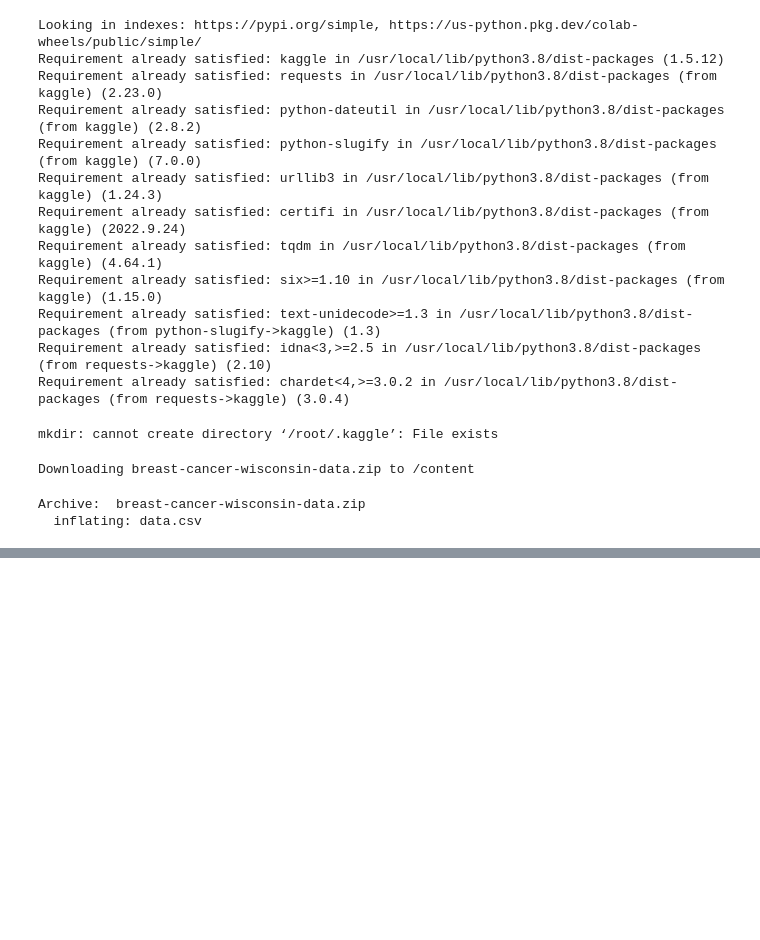
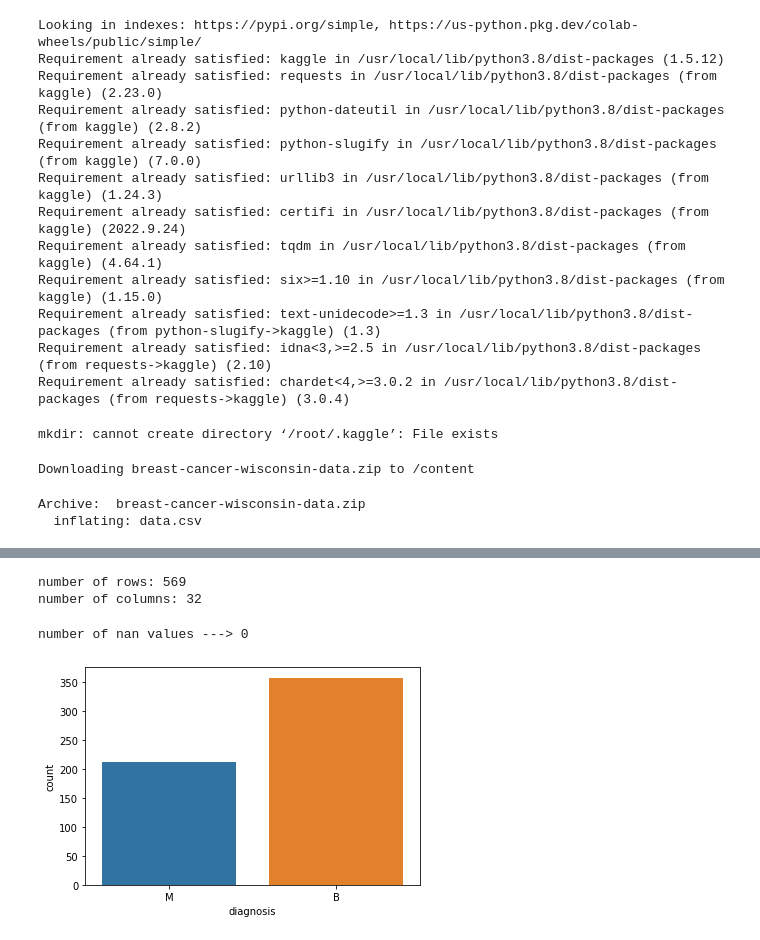
Before and after one commit to yasinahmadpoor/Breast_Cancer_Wisconsin_DataSet, a Jupyter notebook: Breast_Cancer_Wisconsin_DataSet.ipynb, the cells around one changed output, grey strips where cells are left out. Cells and saved outputs as stored; diff of their text form; code cells hidden in the pictures; blank space fills up the shorter version.

```diff
--- a/Breast_Cancer_Wisconsin_DataSet.ipynb
+++ b/Breast_Cancer_Wisconsin_DataSet.ipynb
@@ -34,0 +44,2 @@ Archive:  breast-cancer-wisconsin-data.zip
+# %%
+data = pd.read_csv('/content/data.csv', usecols = [i for i in range(32)])
@@ -34,0 +56,14 @@ Archive:  breast-cancer-wisconsin-data.zip
+# %%
+print(f'number of rows: {data.shape[0]} \nnumber of columns: {data.shape[1]}')
+# %% [output]
+number of rows: 569
+number of columns: 32
+# %%
+print(f'number of nan values ---> {data.isna().sum().sum()}')
+# %% [output]
+number of nan values ---> 0
+# %%
+sns.countplot(data['diagnosis'])
+plt.show()
+# %% [output]
+[figure, added]
```
Also changed, not shown: parts of 10 cells of this notebook.
